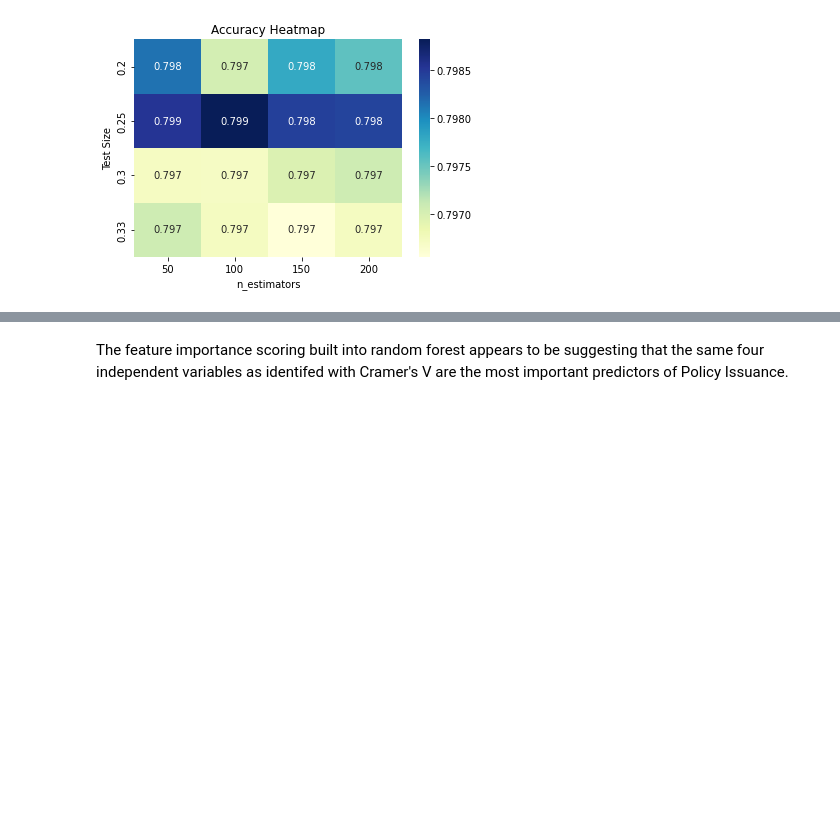
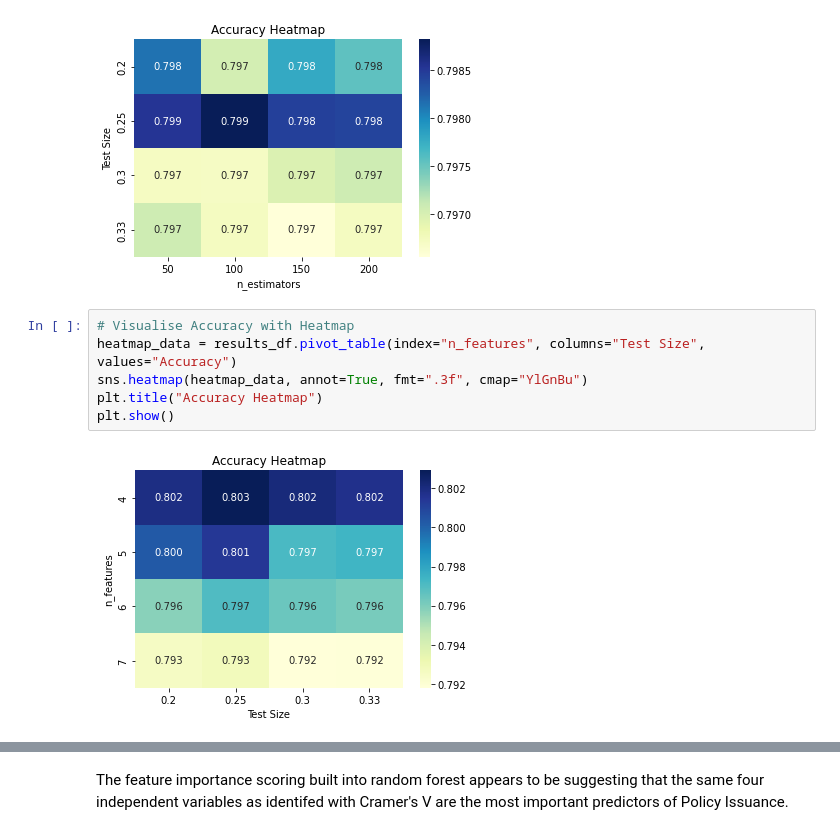
Before and after one commit to greg-la/MSc-Capstone, a Jupyter notebook: 3. Feature Importance.ipynb, the cells around one changed output, grey strips where cells are left out. Cells and saved outputs as stored; diff of their text form; blank space fills up the shorter version.

```diff
--- a/3. Feature Importance.ipynb
+++ b/3. Feature Importance.ipynb
@@ -254,3 +278,11 @@ plt.title("Accuracy Heatmap")
 plt.show()
 # %% [output]
 [figure]
+# %%
+# Visualise Accuracy with Heatmap
+heatmap_data = results_df.pivot_table(index="n_features", columns="Test Size", values="Accuracy")
+sns.heatmap(heatmap_data, annot=True, fmt=".3f", cmap="YlGnBu")
+plt.title("Accuracy Heatmap")
+plt.show()
+# %% [output]
+[figure, added]
```
Also changed, not shown: parts of 12 cells of this notebook.
